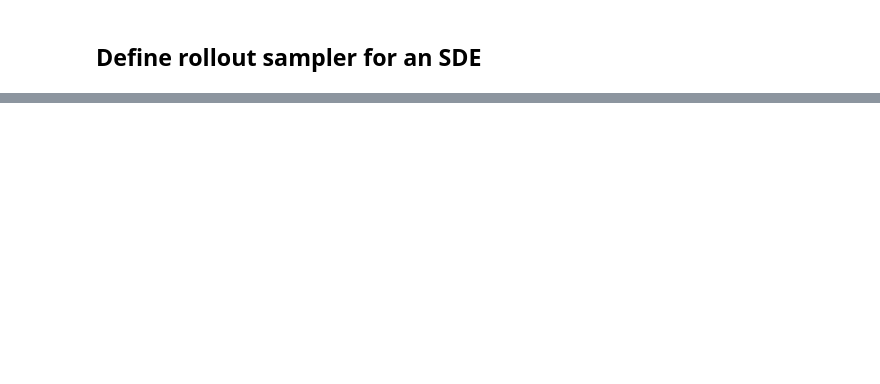
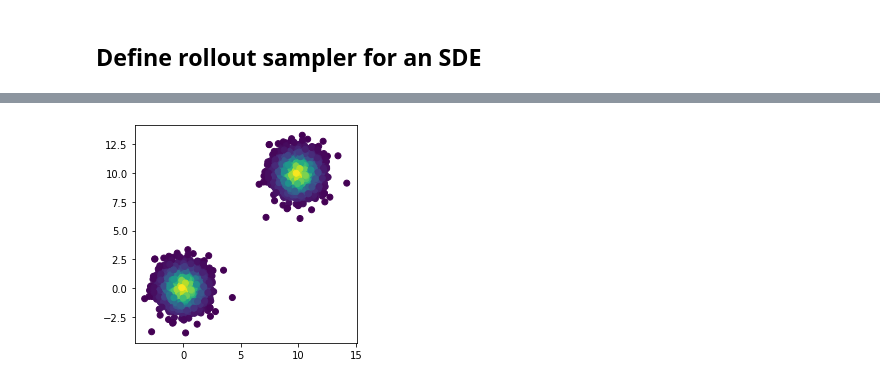
Before and after one commit to oxcsml/riemannian-score-sde, a Jupyter notebook: scripts/diffusion.ipynb, the cells around one changed output, grey strips where cells are left out. Saved outputs shown, nothing was run; the diff lists cells and outputs as text; code cells hidden in the pictures; blank space fills up the shorter version.

```diff
--- a/scripts/diffusion.ipynb
+++ b/scripts/diffusion.ipynb
@@ -89,0 +93,11 @@ axes[2].legend()
+# %%
+from score_sde.likelihood import get_likelihood_fn
+
+likelihood_fn = get_likelihood_fn(forward_sde, score_fn, hutchinson_type='Gaussian', bits_per_dimension=False)
+logl, z, N = likelihood_fn(next(g_rng), x)
+
+plt.scatter(x[..., 0], x[..., 1], c = jnp.exp(logl))
+plt.scatter(z[..., 0], z[..., 1], c = jnp.exp(forward_sde.limiting_distribution_logp(z)))
+plt.gca().set_aspect('equal')
+# %% [output]
+[figure, added]
```
Also changed, not shown: parts of 5 cells of this notebook.
